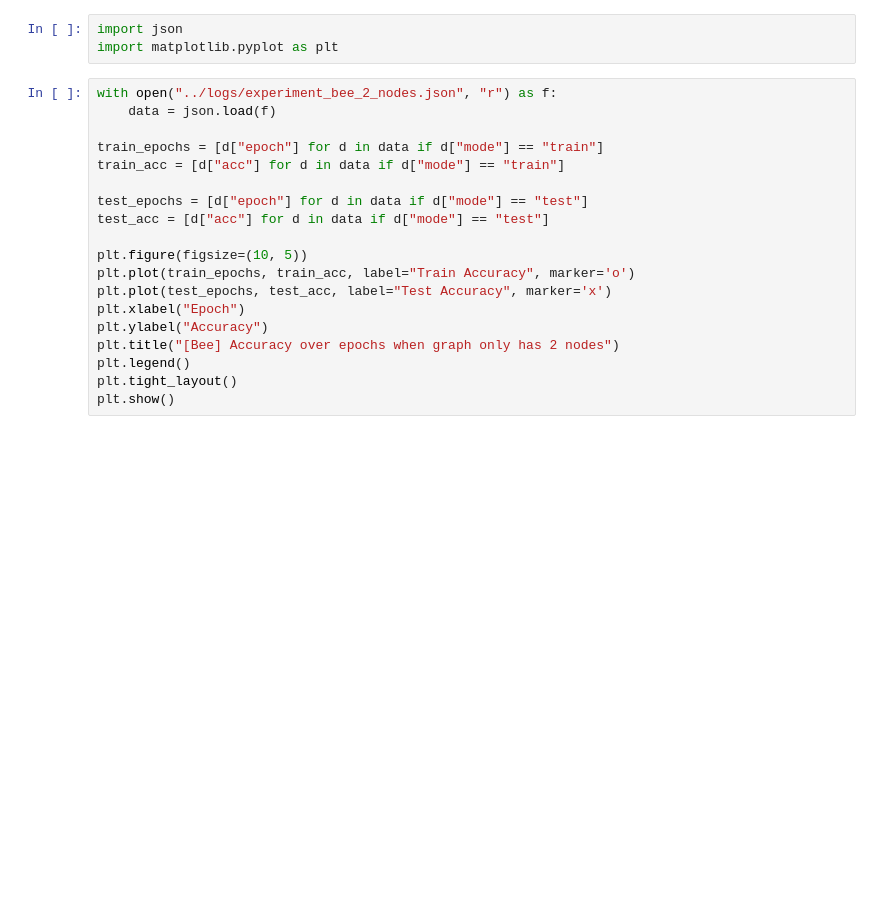
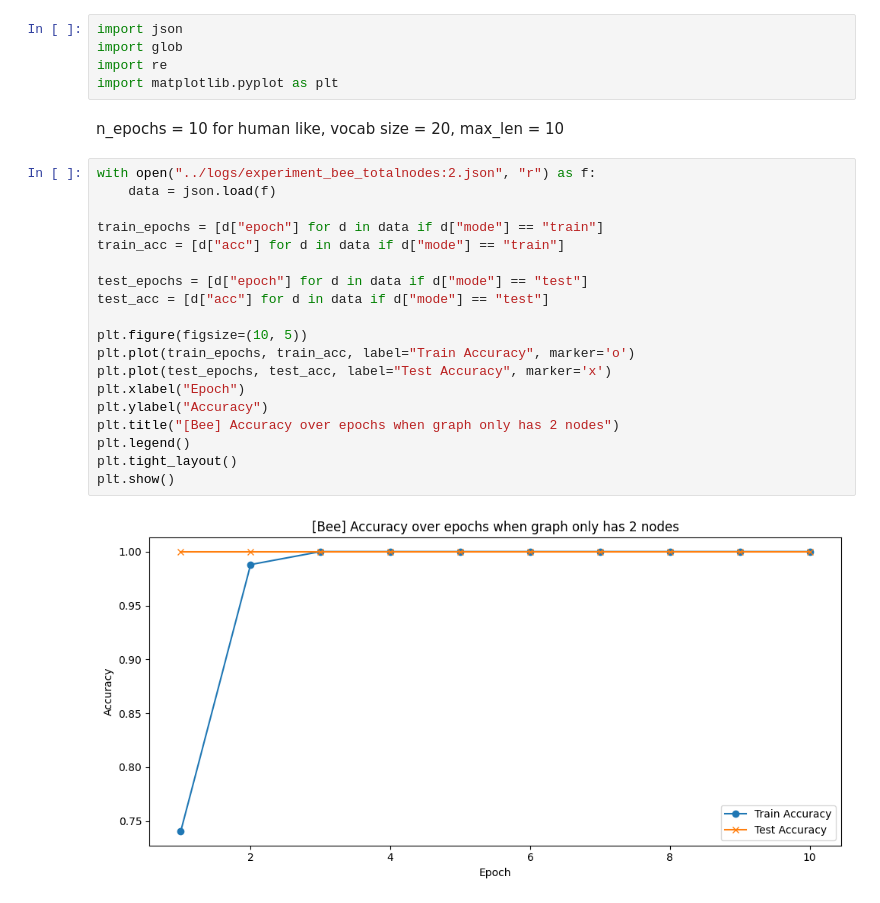
Before and after one commit to nabilasiregar/emergent-communication, a Jupyter notebook: analysis/plot.ipynb, the cells around one changed output. Cells and saved outputs as stored; diff of their text form; blank space fills up the shorter version.

Commit message:
add plot

```diff
--- a/analysis/plot.ipynb
+++ b/analysis/plot.ipynb
@@ -1,23 +1,30 @@
 # %%
 import json
+import glob
+import re
 import matplotlib.pyplot as plt
+# %% [markdown]
+n_epochs = 10
+for human like, vocab size = 20, max_len = 10
 # %%
-with open("../logs/experiment_bee_2_nodes.json", "r") as f:
+with open("../logs/experiment_bee_totalnodes:2.json", "r") as f:
     data = json.load(f)
 
 train_epochs = [d["epoch"] for d in data if d["mode"] == "train"]
 train_acc = [d["acc"] for d in data if d["mode"] == "train"]
 
 test_epochs = [d["epoch"] for d in data if d["mode"] == "test"]
 test_acc = [d["acc"] for d in data if d["mode"] == "test"]
 
 plt.figure(figsize=(10, 5))
 plt.plot(train_epochs, train_acc, label="Train Accuracy", marker='o')
 plt.plot(test_epochs, test_acc, label="Test Accuracy", marker='x')
 plt.xlabel("Epoch")
 plt.ylabel("Accuracy")
 plt.title("[Bee] Accuracy over epochs when graph only has 2 nodes")
 plt.legend()
 plt.tight_layout()
 plt.show()
+# %% [output]
+[figure, added]
 # %%
```
Also changed, not shown: parts of 3 cells of this notebook, 1 other file.
